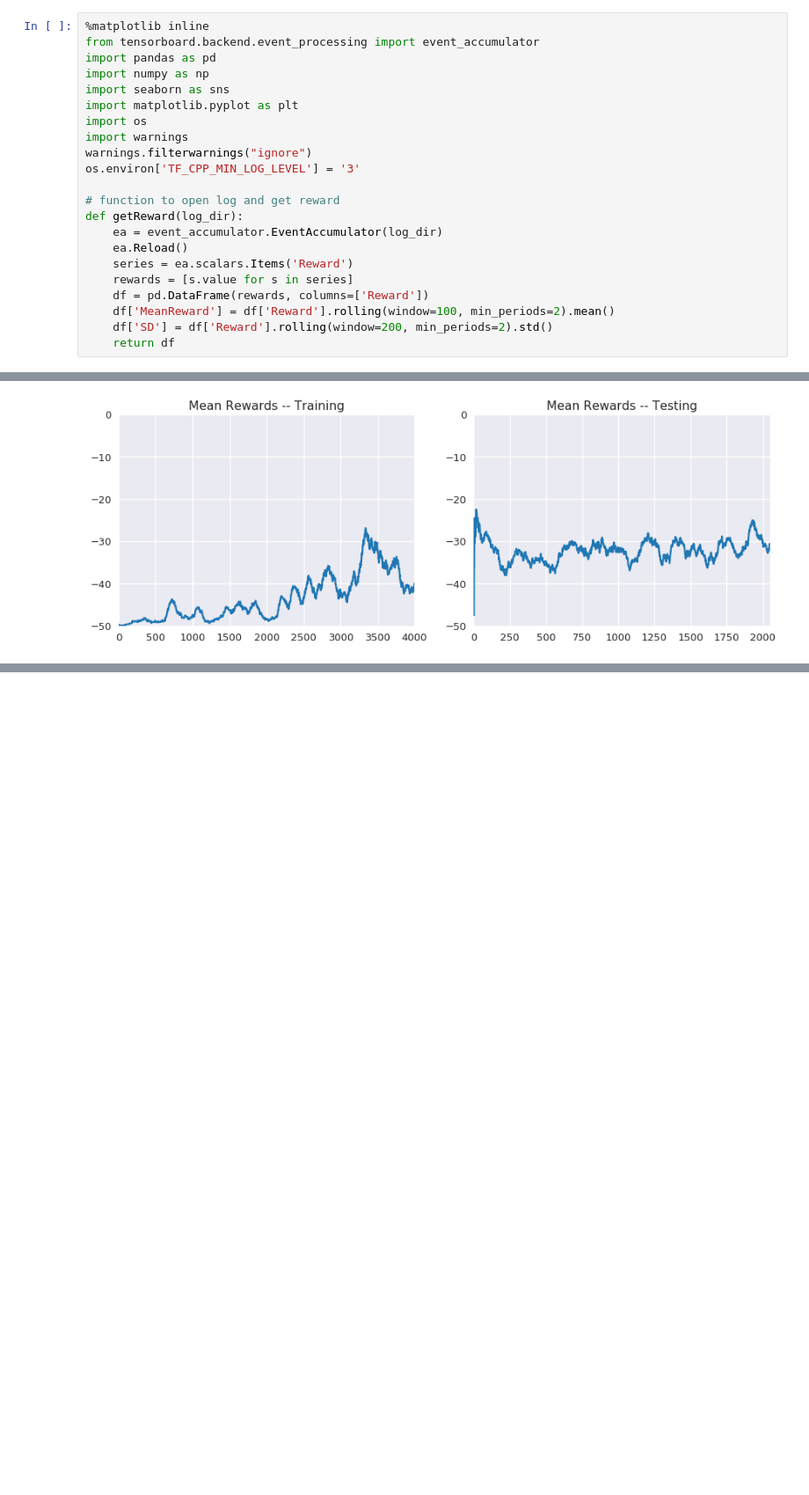
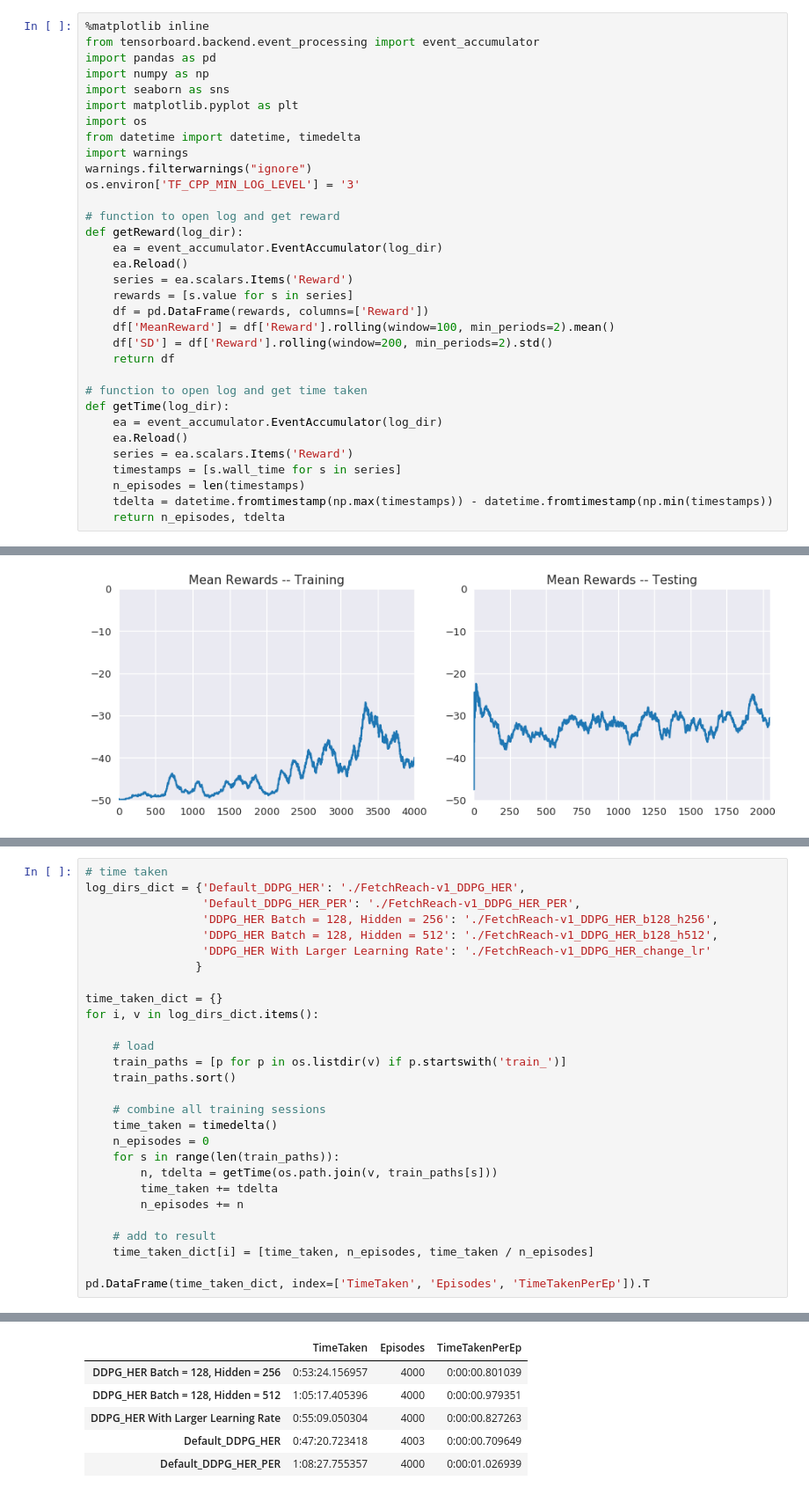
Before and after one commit to pipatth/robot-rl-cscie89, a Jupyter notebook: Reward_Analysis_DDPG_HER_Tuning.ipynb, the cells around one changed output, grey strips where cells are left out. Shown at 88% size. Cells and saved outputs as stored; diff of their text form; blank space fills up the shorter version.

```diff
--- a/Reward_Analysis_DDPG_HER_Tuning.ipynb
+++ b/Reward_Analysis_DDPG_HER_Tuning.ipynb
@@ -10,6 +10,7 @@ import numpy as np
 import seaborn as sns
 import matplotlib.pyplot as plt
 import os
+from datetime import datetime, timedelta
 import warnings
 warnings.filterwarnings("ignore")
 os.environ['TF_CPP_MIN_LOG_LEVEL'] = '3'
@@ -24,6 +25,16 @@ def getReward(log_dir):
     df['MeanReward'] = df['Reward'].rolling(window=100, min_periods=2).mean()
     df['SD'] = df['Reward'].rolling(window=200, min_periods=2).std()
     return df
+
+# function to open log and get time taken
+def getTime(log_dir):
+    ea = event_accumulator.EventAccumulator(log_dir)
+    ea.Reload()
+    series = ea.scalars.Items('Reward')
+    timestamps = [s.wall_time for s in series]
+    n_episodes = len(timestamps)
+    tdelta = datetime.fromtimestamp(np.max(timestamps)) - datetime.fromtimestamp(np.min(timestamps))
+    return n_episodes, tdelta
 # %% [markdown]
 ### Varying Batch Size and Hidden Layer Size
 
@@ -156,0 +170,29 @@ INFO:tensorflow:No path found after ./FetchReach-v1_DDPG_HER_change_lr/test_2018
+# %%
+# time taken
+log_dirs_dict = {'Default_DDPG_HER': './FetchReach-v1_DDPG_HER',
+                 'Default_DDPG_HER_PER': './FetchReach-v1_DDPG_HER_PER',
+                 'DDPG_HER Batch = 128, Hidden = 256': './FetchReach-v1_DDPG_HER_b128_h256',
+                 'DDPG_HER Batch = 128, Hidden = 512': './FetchReach-v1_DDPG_HER_b128_h512',
+                 'DDPG_HER With Larger Learning Rate': './FetchReach-v1_DDPG_HER_change_lr'
+                }
+
+time_taken_dict = {}
+for i, v in log_dirs_dict.items():
+
+    # load
+    train_paths = [p for p in os.listdir(v) if p.startswith('train_')]
+    train_paths.sort()
+
+    # combine all training sessions
+    time_taken = timedelta()
+    n_episodes = 0
+    for s in range(len(train_paths)):
+        n, tdelta = getTime(os.path.join(v, train_paths[s]))
+        time_taken += tdelta
+        n_episodes += n
+
+    # add to result
+    time_taken_dict[i] = [time_taken, n_episodes, time_taken / n_episodes]
+
+pd.DataFrame(time_taken_dict, index=['TimeTaken', 'Episodes', 'TimeTakenPerEp']).T
+# %% [output]
@@ -156,0 +206,6 @@ INFO:tensorflow:No path found after ./FetchReach-v1_DDPG_HER_change_lr/test_2018
+|  | TimeTaken | Episodes | TimeTakenPerEp |
+| DDPG_HER Batch = 128, Hidden = 256 | 0:53:24.156957 | 4000 | 0:00:00.801039 |
+| DDPG_HER Batch = 128, Hidden = 512 | 1:05:17.405396 | 4000 | 0:00:00.979351 |
+| DDPG_HER With Larger Learning Rate | 0:55:09.050304 | 4000 | 0:00:00.827263 |
+| Default_DDPG_HER | 0:47:20.723418 | 4003 | 0:00:00.709649 |
+| Default_DDPG_HER_PER | 1:08:27.755357 | 4000 | 0:00:01.026939 |
```
Also changed, not shown: parts of 2 cells of this notebook.
